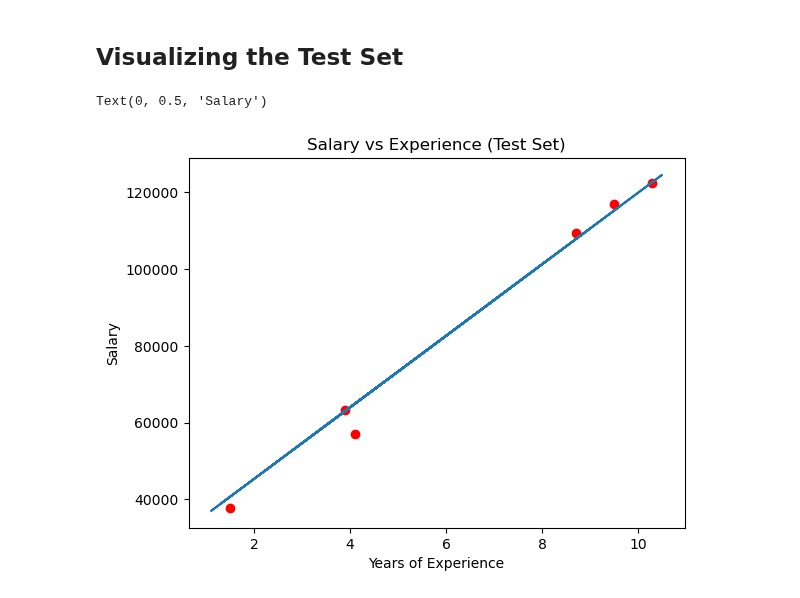
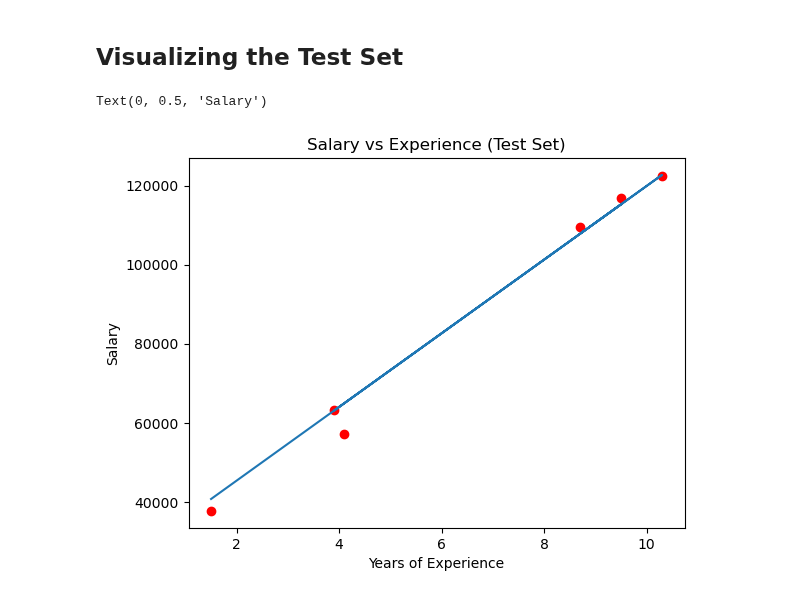
Before and after one commit to addytrunks/machine-learning, a Jupyter notebook: Part2_Linear_Regression/simple_linear_regression.ipynb, the cells around one changed output. Drawn from its saved outputs; the diff is of its cells as text; code cells hidden in the pictures.

```diff
--- a/Part2_Linear_Regression/simple_linear_regression.ipynb
+++ b/Part2_Linear_Regression/simple_linear_regression.ipynb
@@ -54,10 +55,10 @@ Text(0, 0.5, 'Salary')
 ## Visualizing the Test Set
 # %%
 plt.scatter(X_test,y_test,color="red")
-plt.plot(X_train,regressor.predict(X_train))
+plt.plot(X_test,regressor.predict(X_test))
 plt.title('Salary vs Experience (Test Set)')
 plt.xlabel('Years of Experience')
 plt.ylabel('Salary')
 # %% [output]
 Text(0, 0.5, 'Salary')
-[figure, old version]
+[figure, new version]
```
Also changed, not shown: parts of 4 cells of this notebook.
